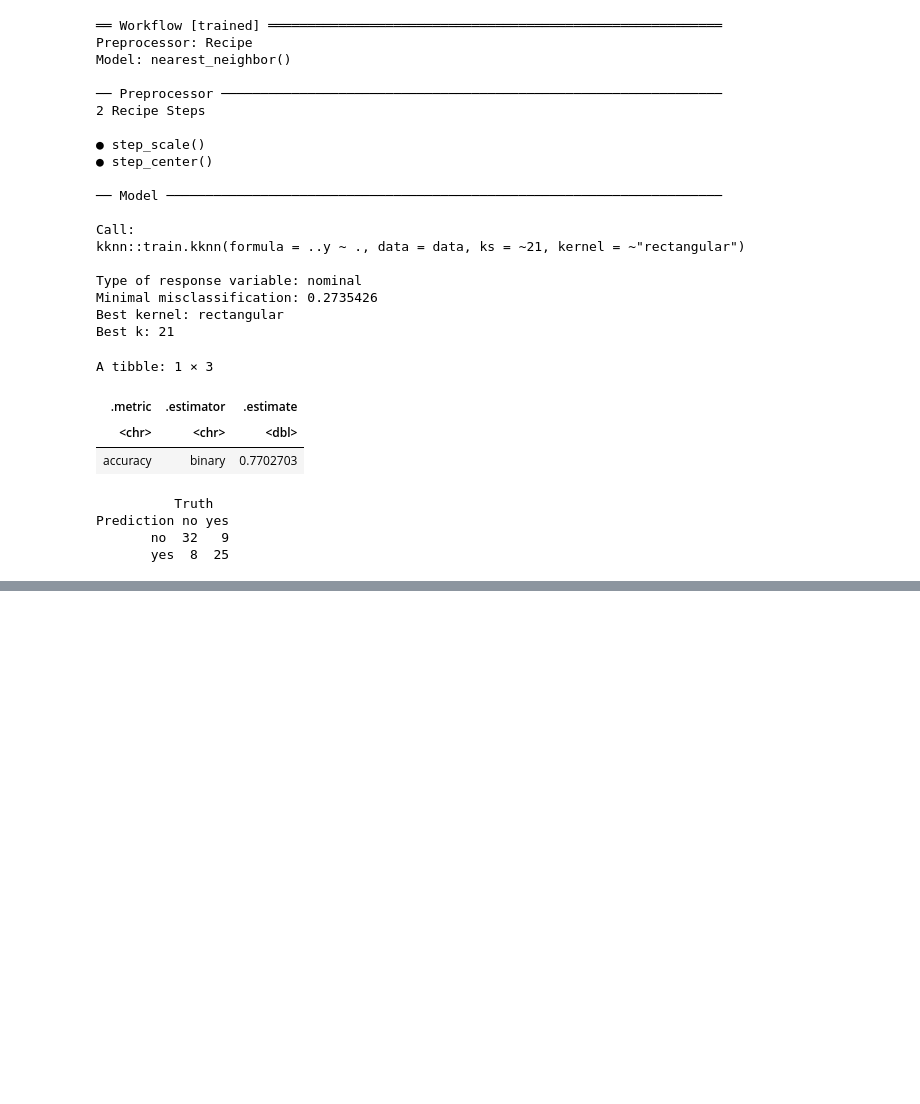
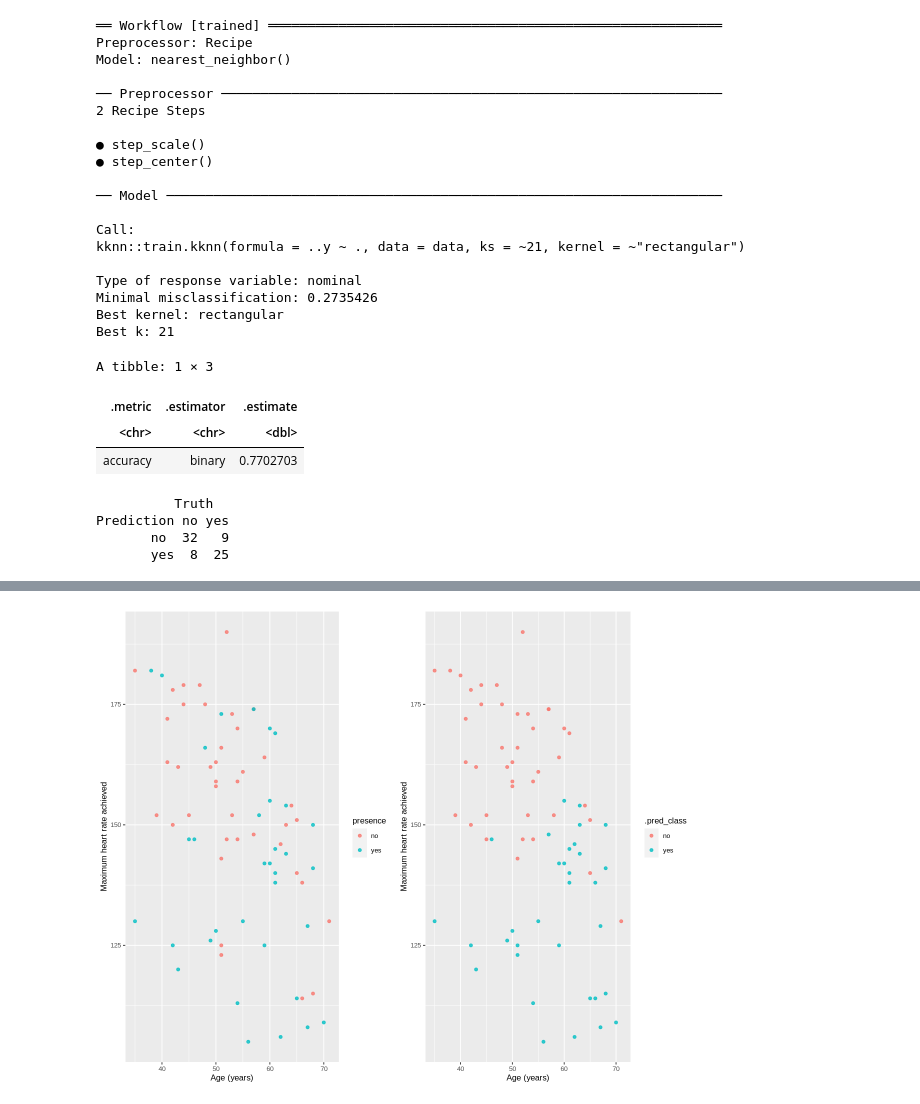
Before and after one commit to tashijain/DSCI100GroupProject, a Jupyter notebook: group_project_report.ipynb, the cells around one changed output, grey strips where cells are left out. Cells and saved outputs as stored; diff of their text form; code cells hidden in the pictures; blank space fills up the shorter version.

```diff
--- a/group_project_report.ipynb
+++ b/group_project_report.ipynb
@@ -666,0 +696,14 @@ Prediction no yes
+# %%
+age_thalach_plot <- ggplot(hd_test_predictions, aes(x = age, y = thalach, color = presence)) +
+            geom_point(alpha = 0.8) +
+            xlab("Age (years)") +
+            ylab("Maximum heart rate achieved") +
+            theme(text = element_text(size = 15))
+age_thalach_preds <- ggplot(hd_test_predictions, aes(x = age, y = thalach, color = .pred_class)) +
+            geom_point(alpha = 0.8) +
+            xlab("Age (years)") +
+            ylab("Maximum heart rate achieved") +
+            theme(text = element_text(size = 15))
+plot_grid(age_thalach_plot, age_thalach_preds)
+# %% [output]
+[figure, added]
```
Also changed, not shown: parts of 5 cells of this notebook.
